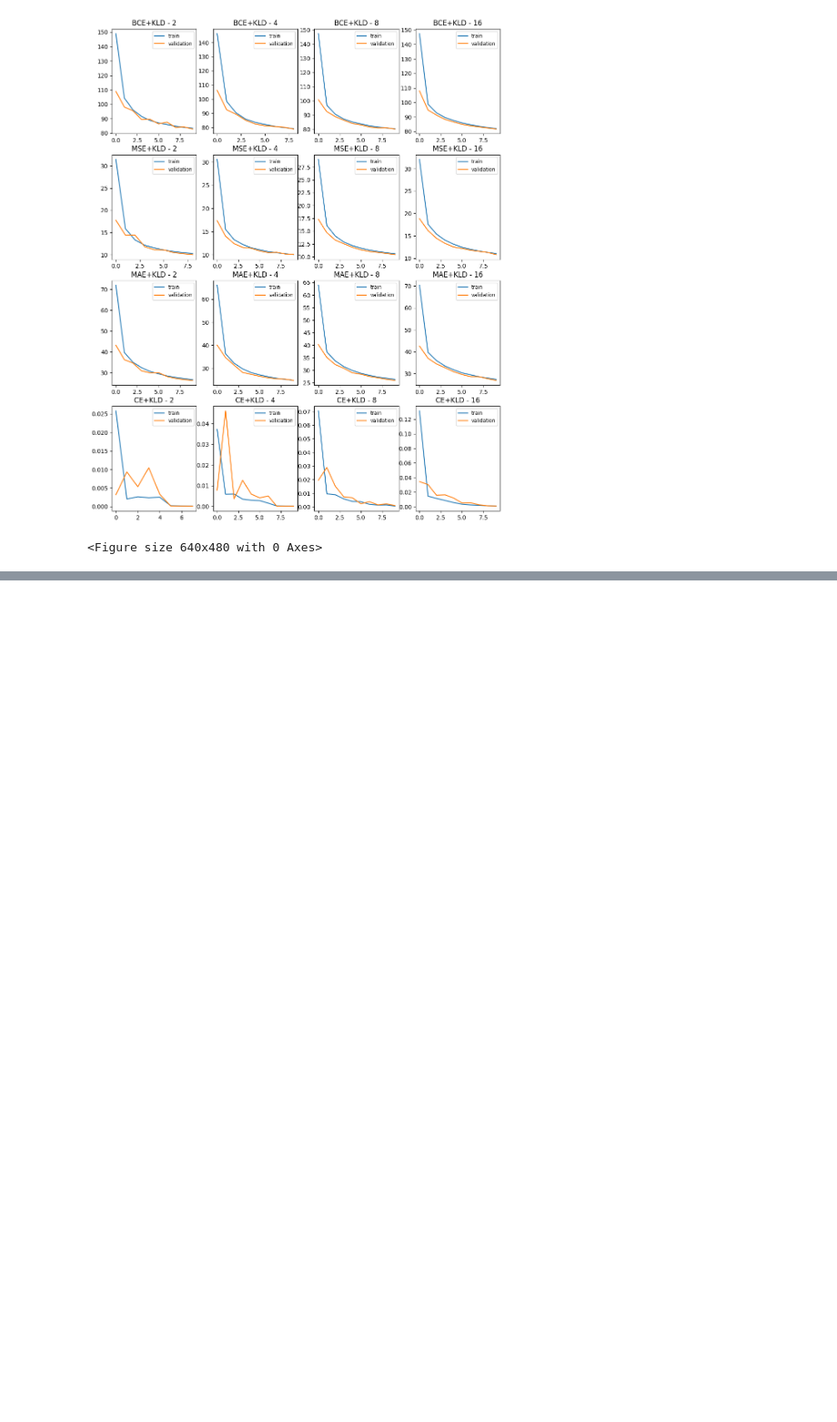
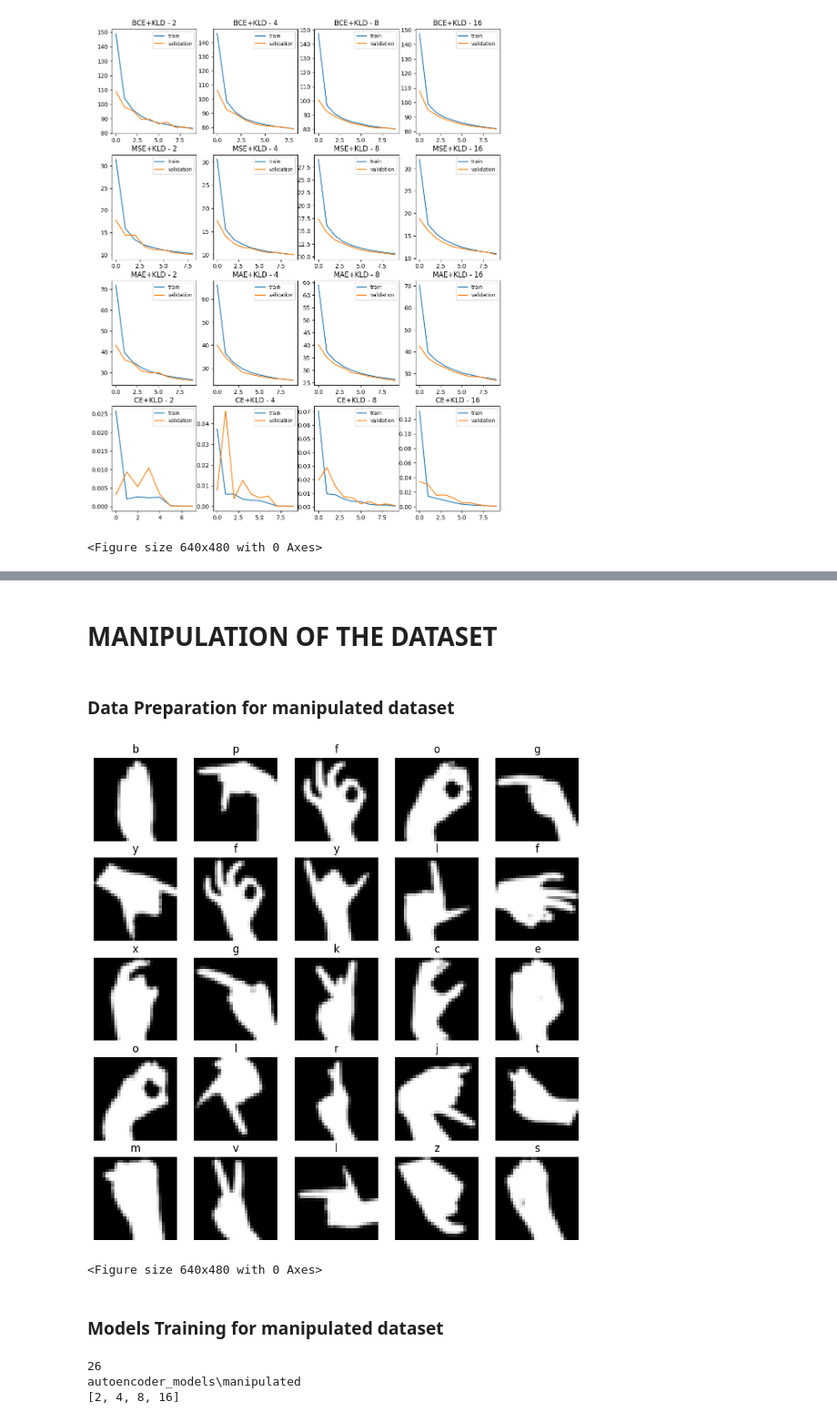
Before and after one commit to EduardoPer/VC_INDIVIDUAL, a Jupyter notebook: vc_individual_pg53797.ipynb, the cells around one changed output, grey strips where cells are left out. Shown at 91% size. Drawn from its saved outputs; the diff is of its cells as text; code cells hidden in the pictures; blank space fills up the shorter version.

```diff
--- a/vc_individual_pg53797.ipynb
+++ b/vc_individual_pg53797.ipynb
@@ -614,0 +681,9 @@ for lossFn, loss_function in loss_functions_list.items():
+# %% [markdown]
+# MANIPULATION OF THE DATASET
+# %% [markdown]
+### Data Preparation for manipulated dataset
+# %%
+path_dest_man = os.path.join('dataset_man')
+train_path_dest_man = os.path.join(path_dest_man, 'trainSet')
+validation_path_dest_man = os.path.join(path_dest_man, 'validSet')
+test_path_dest_man = os.path.join(path_dest_man, 'testSet')
@@ -614,0 +746,38 @@ for lossFn, loss_function in loss_functions_list.items():
+# %%
+transform_man = transforms.Compose([
+    transforms.Grayscale(num_output_channels=NUM_CHANNELS),
+    transforms.Resize((HEIGHT, WIDTH)),
+    transforms.ToTensor()
+])
+
+train_set_man = torchvision.datasets.ImageFolder(root=train_path_dest_man, transform=transform_man)
+train_loader_man = torch.utils.data.DataLoader(train_set_man, batch_size=BATCH_SIZE, shuffle=True)
+
+validation_set_man = torchvision.datasets.ImageFolder(root=validation_path_dest_man, transform=transform_man)
+validation_loader_man = torch.utils.data.DataLoader(validation_set_man, batch_size=BATCH_SIZE)
+
+test_set_man = torchvision.datasets.ImageFolder(root=test_path_dest_man, transform=transform_man)
+test_loader_man = torch.utils.data.DataLoader(test_set_man, batch_size=BATCH_SIZE, shuffle=True)
+# %%
+images, targets = next(iter(train_loader_man))
+
+vcpi_util.show_images(5,5, images, targets, train_set_man.classes)
+# %% [output]
+[figure, added]
+<Figure size 640x480 with 0 Axes>
+# %% [markdown]
+### Models Training for manipulated dataset
+# %%
+class_count_man = len(train_set_man.classes)
+MODELS_FOLDER_man = os.path.join(MODELS_FOLDER, 'manipulated')
+os.makedirs(MODELS_FOLDER_man, exist_ok=True)
+lossFn_man = 'MSE+KLD'
+loss_function_man = loss_function_mse_kld
+
+print(class_count_man)
+print(MODELS_FOLDER_man)
+print(LATENT_SPACE_DIMS)
+# %% [output]
+26
+autoencoder_models\manipulated
+[2, 4, 8, 16]
```
Also changed, not shown: parts of 27 cells of this notebook, 4 other files.
